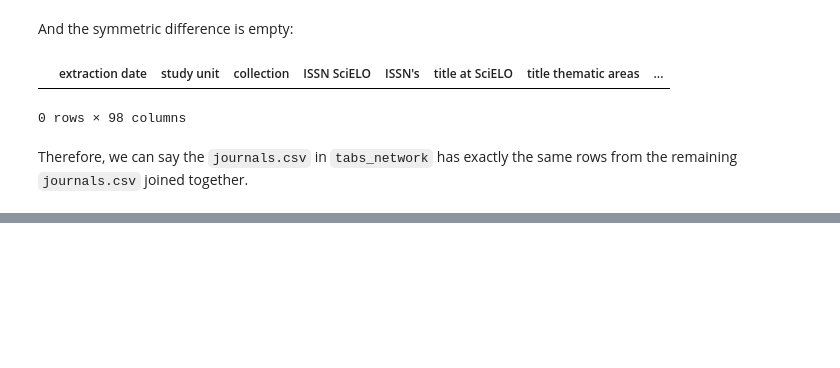
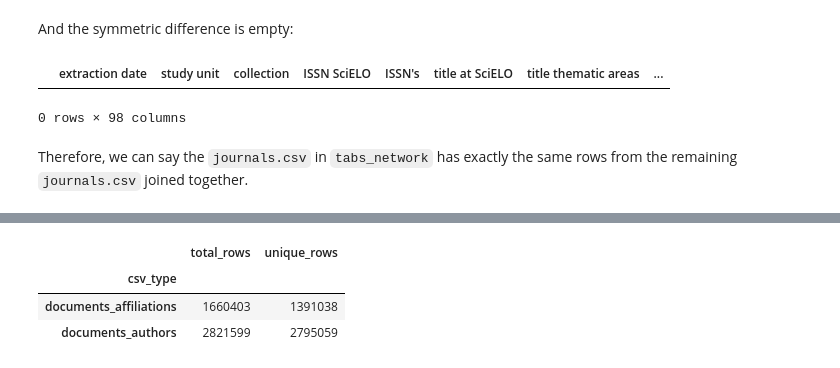
Before and after one commit to scieloorg/scielo20gt6, a Jupyter notebook: network_has_everything.ipynb, the cells around one changed output, grey strips where cells are left out. Saved outputs shown, nothing was run; the diff lists cells and outputs as text; code cells hidden in the pictures; blank space fills up the shorter version.

```diff
--- a/network_has_everything.ipynb
+++ b/network_has_everything.ipynb
@@ -70,0 +256,9 @@ joined together.
+# %%
+nrowsdf[(nrowsdf["collection"] != "network") &
+        nrowsdf["csv_type"].isin(["documents_affiliations", "documents_authors"])] \
+    .groupby("csv_type").sum()
+# %% [output]
+|  | total_rows | unique_rows |
+| csv_type |  |  |
+| documents_affiliations | 1660403 | 1391038 |
+| documents_authors | 2821599 | 2795059 |
```
Also changed, not shown: parts of 30 cells of this notebook.
